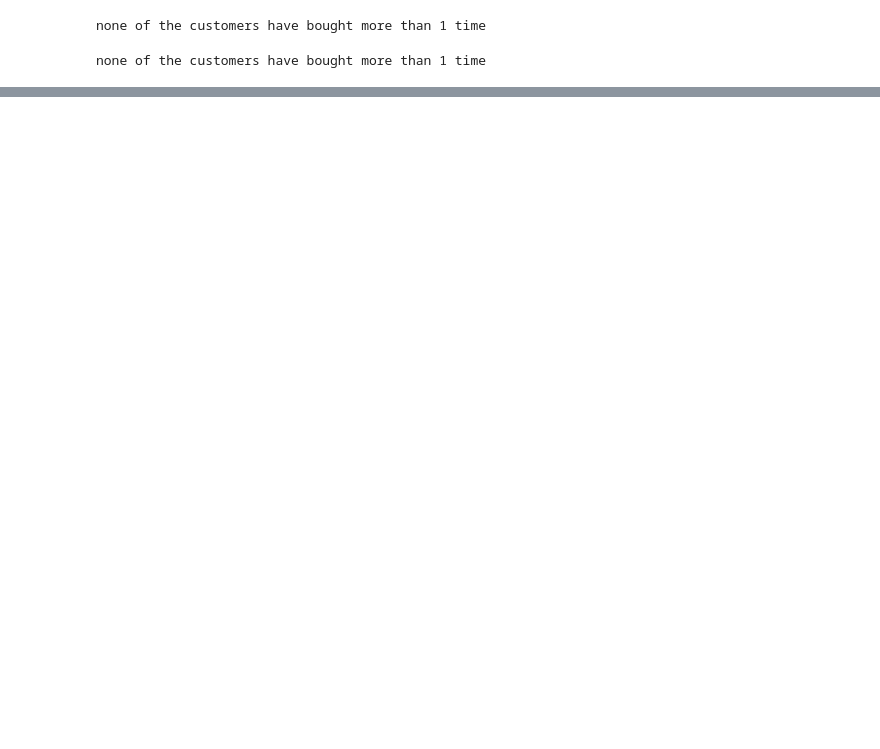
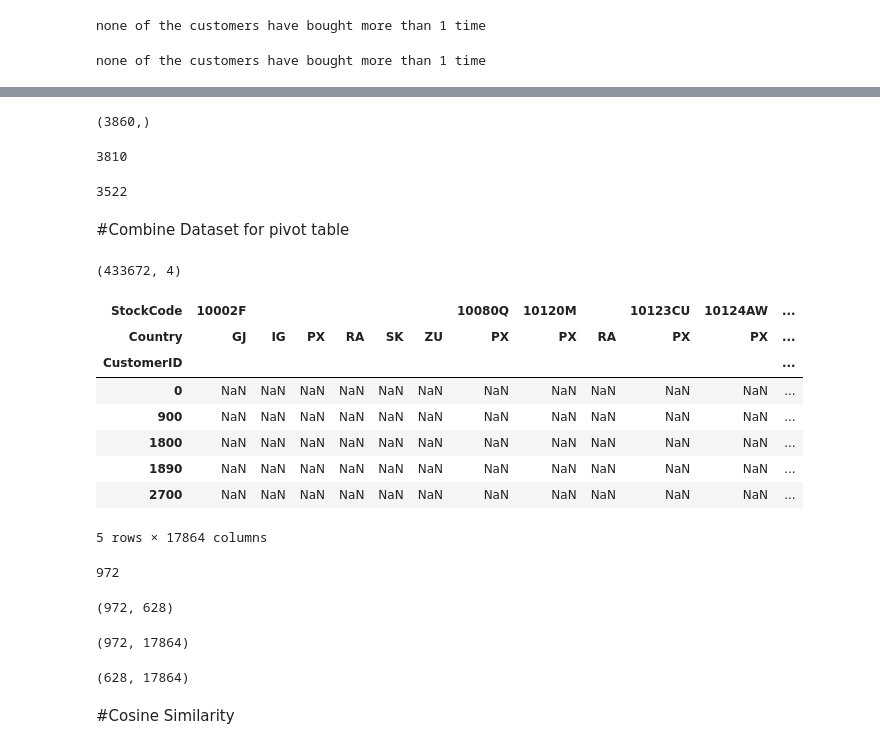
Before and after one commit to noushadkhan01/Projects, a Jupyter notebook: Hackathons/Analytics Vidhya/Build a Recommender Engine Powered by IBM Cloud/Recommender Engine Powered by IBM Cloud.ipynb, the cells around one changed output, grey strips where cells are left out. Drawn from its saved outputs; the diff is of its cells as text; code cells hidden in the pictures; blank space fills up the shorter version.

```diff
--- a/Hackathons/Analytics Vidhya/Build a Recommender Engine Powered by IBM Cloud/Recommender Engine Powered by IBM Cloud.ipynb
+++ b/Hackathons/Analytics Vidhya/Build a Recommender Engine Powered by IBM Cloud/Recommender Engine Powered by IBM Cloud.ipynb
@@ -122,0 +140,3 @@ none of the customers have bought more than 1 time
+# %%
+train['Quantity'] = train.Quantity.apply(lambda x: -x if x < 0 else x)
+test['Quantity'] = test.Quantity.apply(lambda x: -x if x < 0 else x)
@@ -122,0 +165,3 @@ none of the customers have bought more than 1 time
+# %%
+train.drop(['InvoiceNo', 'InvoiceDate', 'UnitPrice'], inplace = True, axis = 1)
+test.drop(['InvoiceNo', 'InvoiceDate', 'UnitPrice'], inplace = True, axis = 1)
@@ -122,0 +185,54 @@ none of the customers have bought more than 1 time
+# %%
+products = products.unique()
+products.shape
+# %% [output]
+(3860,)
+# %%
+train.StockCode.nunique()
+# %% [output]
+3810
+# %%
+test.StockCode.nunique()
+# %% [output]
+3522
+# %% [markdown]
+#Combine Dataset for pivot table
+# %%
+combined = pd.concat([train, test], axis = 0)
+combined.shape
+# %% [output]
+(433672, 4)
+# %%
+combined = combined.pivot_table(index = 'CustomerID', columns = ['StockCode', 'Country'], values = 'Quantity')
+combined.head()
+# %% [output]
+| StockCode | 10002F |  |  |  |  |  | 10080Q | 10120M |  | 10123CU | 10124AW | ... |
+| Country | GJ | IG | PX | RA | SK | ZU | PX | PX | RA | PX | PX | ... |
+| CustomerID |  |  |  |  |  |  |  |  |  |  |  | ... |
+| 0 | NaN | NaN | NaN | NaN | NaN | NaN | NaN | NaN | NaN | NaN | NaN | ... |
+| 900 | NaN | NaN | NaN | NaN | NaN | NaN | NaN | NaN | NaN | NaN | NaN | ... |
+| 1800 | NaN | NaN | NaN | NaN | NaN | NaN | NaN | NaN | NaN | NaN | NaN | ... |
+| 1890 | NaN | NaN | NaN | NaN | NaN | NaN | NaN | NaN | NaN | NaN | NaN | ... |
+| 2700 | NaN | NaN | NaN | NaN | NaN | NaN | NaN | NaN | NaN | NaN | NaN | ... |
+5 rows × 17864 columns
+# %%
+l = set(train.CustomerID.unique()) - set(test.CustomerID.unique())
+len(l)
+# %% [output]
+972
+# %%
+train.CustomerID.nunique(), test.CustomerID.nunique()
+# %% [output]
+(972, 628)
+# %%
+train = combined.loc[train.CustomerID.unique()]
+train.shape
+# %% [output]
+(972, 17864)
+# %%
+test = combined.loc[test.CustomerID.unique()]
+test.shape
+# %% [output]
+(628, 17864)
+# %% [markdown]
+#Cosine Similarity
```
Also changed, not shown: parts of 45 cells of this notebook.
